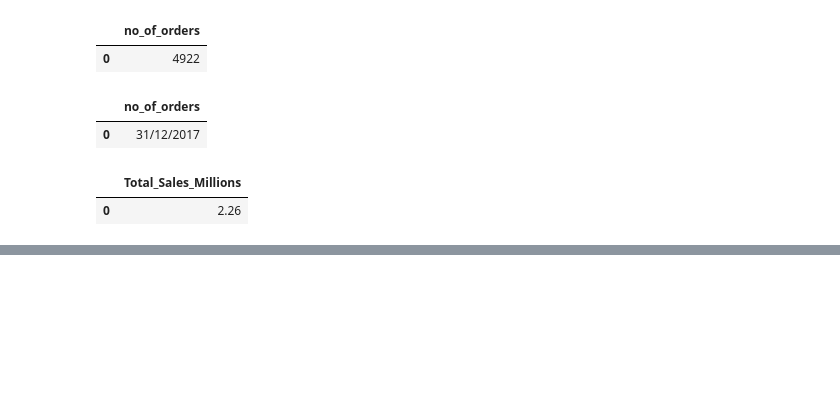
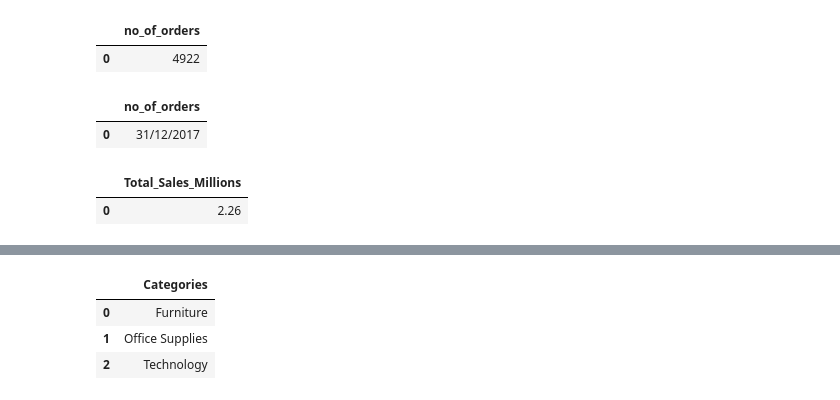
Before and after one commit to RisheedharVarma/SQL-Assignments, a Jupyter notebook: Assignment_1_sales.ipynb, the cells around one changed output, grey strips where cells are left out. Drawn from its saved outputs; the diff is of its cells as text; code cells hidden in the pictures; blank space fills up the shorter version.

```diff
--- a/Assignment_1_sales.ipynb
+++ b/Assignment_1_sales.ipynb
@@ -238,0 +347,20 @@ df
+# %%
+# Question 10 : List all unique product categories.
+
+sql_code =  """
+SELECT
+    distinct [Category]
+FROM sales
+"""
+# Cursor Object
+cursor_obj=connection_obj.cursor()
+cursor_obj.execute(sql_code) # executes the code
+results = cursor_obj.fetchall()
+
+df=pd.DataFrame(results,columns=['Categories'])
+df
+# %% [output]
+|  | Categories |
+| 0 | Furniture |
+| 1 | Office Supplies |
+| 2 | Technology |
```
Also changed, not shown: parts of 6 cells of this notebook.
